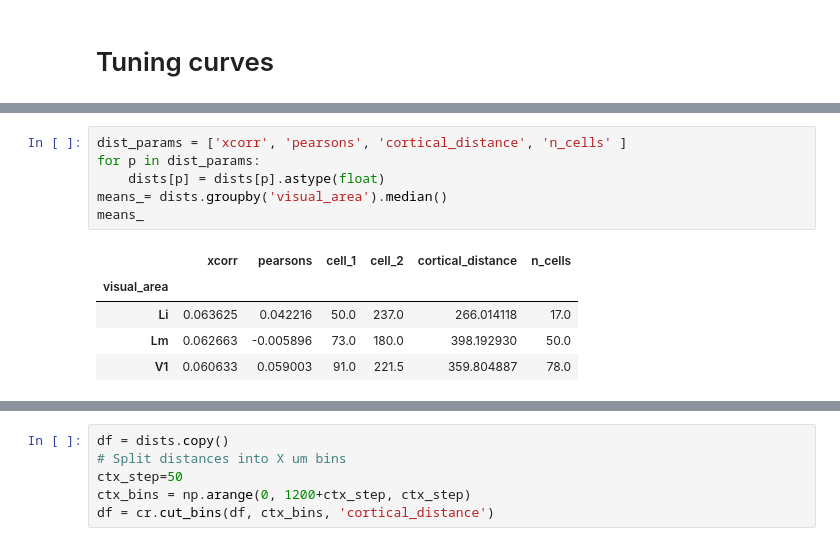
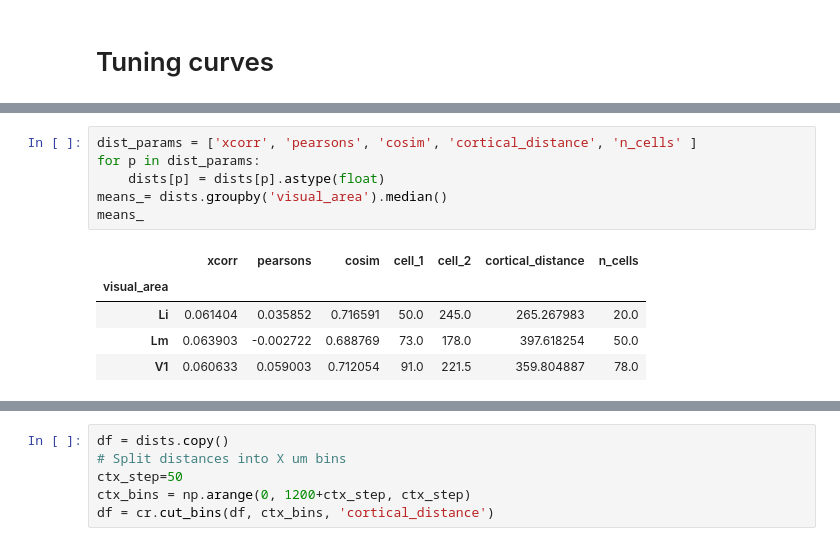
Before and after one commit to julianarhee/rat-2p-area-characterizations, a Jupyter notebook: analyze2p/gratings/correlate_tuning_curves.ipynb, the cells around one changed output, grey strips where cells are left out. Drawn from its saved outputs; the diff is of its cells as text.

```diff
--- a/analyze2p/gratings/correlate_tuning_curves.ipynb
+++ b/analyze2p/gratings/correlate_tuning_curves.ipynb
@@ -258,15 +265,15 @@ dists[dists['xcorr']>2]
 # %%
-dist_params = ['xcorr', 'pearsons', 'cortical_distance', 'n_cells' ]
+dist_params = ['xcorr', 'pearsons', 'cosim', 'cortical_distance', 'n_cells' ]
 for p in dist_params:
     dists[p] = dists[p].astype(float)
 means_= dists.groupby('visual_area').median()
 means_
 # %% [output]
-|  | xcorr | pearsons | cell_1 | cell_2 | cortical_distance | n_cells |
-| visual_area |  |  |  |  |  |  |
-| Li | 0.063625 | 0.042216 | 50.0 | 237.0 | 266.014118 | 17.0 |
-| Lm | 0.062663 | -0.005896 | 73.0 | 180.0 | 398.192930 | 50.0 |
-| V1 | 0.060633 | 0.059003 | 91.0 | 221.5 | 359.804887 | 78.0 |
+|  | xcorr | pearsons | cosim | cell_1 | cell_2 | cortical_distance | n_cells |
+| visual_area |  |  |  |  |  |  |  |
+| Li | 0.061404 | 0.035852 | 0.716591 | 50.0 | 245.0 | 265.267983 | 20.0 |
+| Lm | 0.063903 | -0.002722 | 0.688769 | 73.0 | 178.0 | 397.618254 | 50.0 |
+| V1 | 0.060633 | 0.059003 | 0.712054 | 91.0 | 221.5 | 359.804887 | 78.0 |
 # %%
 %matplotlib notebook
 means_= dists.groupby('visual_area').median()
```
Also changed, not shown: parts of 31 cells of this notebook, 2 other files.
